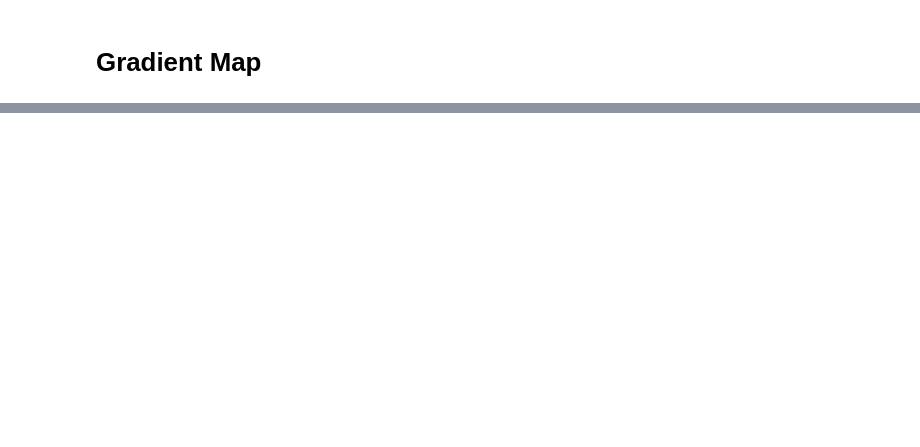
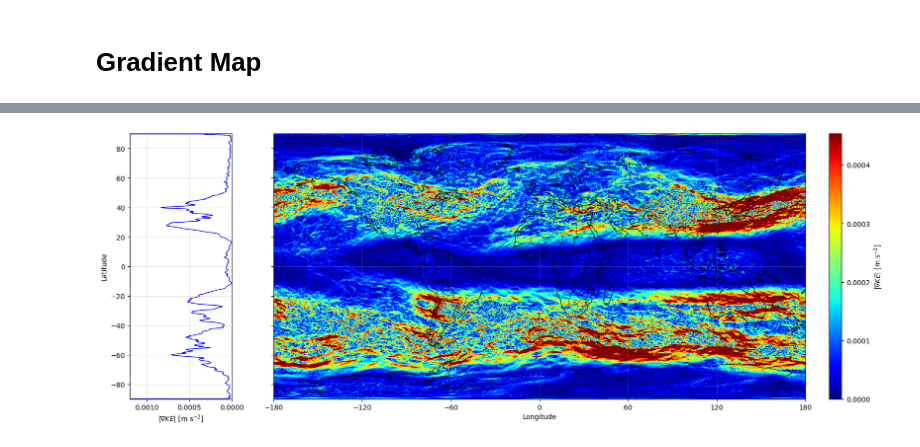
Before and after one commit to HisKim1/his_graphcast, a Jupyter notebook: spectra/extra_plot.ipynb, the cells around one changed output, grey strips where cells are left out. Drawn from its saved outputs; the diff is of its cells as text; code cells hidden in the pictures; blank space fills up the shorter version.

```diff
--- a/spectra/extra_plot.ipynb
+++ b/spectra/extra_plot.ipynb
@@ -76,0 +79,81 @@ print("∇KE mean:", np.nanmean(mag))
+# %%
+import matplotlib.gridspec as gridspec
+
+GenCast = xr.open_dataset("/geodata2/Gencast/uv_300hPa.nc").mean("sample").isel(time=1)
+
+u = GenCast['u_component_of_wind'].metpy.quantify()
+v = GenCast['v_component_of_wind'].metpy.quantify()
+
+KE = 0.5 * (u**2 + v**2)
+
+lat = KE.lat.values
+lon = KE.lon.values
+# gradient 계산
+dKE = mpcalc.gradient(KE)
+# 튜플 언팩
+dKE_dy, dKE_dx = mpcalc.geospatial_gradient(KE)
+dKE_dy = np.asarray(dKE_dy)   # memoryview → ndarray
+dKE_dx = np.asarray(dKE_dx)
+mag = np.sqrt(dKE_dx**2 + dKE_dy**2)
+magnitude = xr.DataArray(mag, coords=KE.coords, dims=['lat', 'lon'])
+# 좌표
+band_start = 130.5  # 혹은 직접 지정 ex: np.where((lon>=120) & (lon<150))[0]
+band_slice = slice(band_start, band_start + 9)
+band_vals = magnitude.sel(lon=band_slice).mean("lon")
+
+# Figure 레이아웃
+fig = plt.figure(figsize=(16,6), constrained_layout=True)
+gs = gridspec.GridSpec(1, 21, figure=fig, width_ratios=[1,1,1,1,1, 0.3,
+                                                        2,2,2,2,2,2,2,2,2,2,2,2,2,2,
+                                                        0.6])
+ax_prof = fig.add_subplot(gs[0, 0:5])
+ax_grid = fig.add_subplot(gs[0, 6:20], projection=ccrs.PlateCarree())  # 마지막(20) 제외
+cax     = fig.add_subplot(gs[0, 20])                                   # colorbar 전용 축
+
+ax_prof.plot(band_vals, KE.lat, lw=1, color='b')
+ax_prof.set_ylabel('Latitude')
+ax_prof.set_xlabel(r'$|\nabla KE|$ [m s$^{-2}$]')
+ax_prof.invert_xaxis()
+# x_max = np.nanpercentile(band_vals, 99)
+ax_prof.set_xlim(0.0012, 0)
+ax_prof.ticklabel_format(axis='x', style='sci', scilimits=(-4,2))
+ax_prof.set_ylim(lat.min(), lat.max())
+ax_prof.grid(alpha=0.3)
+# (선택) 위도 0, ±30, ±60 선만 ytick
+ticks = [-80,-60,-40,-20,0,20,40,60,80]
+ax_prof.set_yticks(ticks)
+# (2) 오른쪽: 지도
+if hasattr(mag, "magnitude"):
+    mag_plot = mag.magnitude
+else:
+    mag_plot = mag
+vmax = np.nanpercentile(mag_plot, 95)
+pcm = ax_grid.pcolormesh(lon, lat, mag_plot,
+                         cmap='jet', shading='auto', vmin=0, vmax=vmax,
+                         transform=ccrs.PlateCarree()
+                         )
+ax_grid.coastlines(resolution='110m', linewidth=0.8, color='black')
+ax_grid.add_feature(cfeature.BORDERS, linewidth=0.5, edgecolor='black')
+ax_grid.add_feature(cfeature.LAND, facecolor='white', zorder=0)
+ax_grid.add_feature(cfeature.OCEAN, facecolor='white', zorder=0)
+
+ax_grid.set_xlabel('Longitude')
+ax_grid.set_extent([lon.min(), lon.max(), lat.min(), lat.max()], crs=ccrs.PlateCarree())
+
+ax_grid.set_xticks(np.arange(-180, 181, 60), crs=ccrs.PlateCarree())
+ax_grid.set_yticks(np.arange(-80,   81, 20), crs=ccrs.PlateCarree())
+gl = ax_grid.gridlines(draw_labels=False, linestyle='--', linewidth=0.5, alpha=0.5)
+gl.top_labels = False
+gl.right_labels = False
+gl.xlabel_style = {'size':9}
+gl.ylabel_style = {'size':9}
+
+# axis labels (optional; gridline labels generally suffice)
+ax_grid.set_xlabel('Longitude')
+ax_grid.set_ylabel('')
+ax_grid.yaxis.set_tick_params(labelleft=False)
+
+cb = fig.colorbar(pcm, cax=cax, orientation='vertical')
+cb.set_label(r'$|\nabla KE|$ [m s$^{-2}$]')
+# %% [output]
+[figure, added]
```
Also changed, not shown: parts of 5 cells of this notebook, 7 other files.
